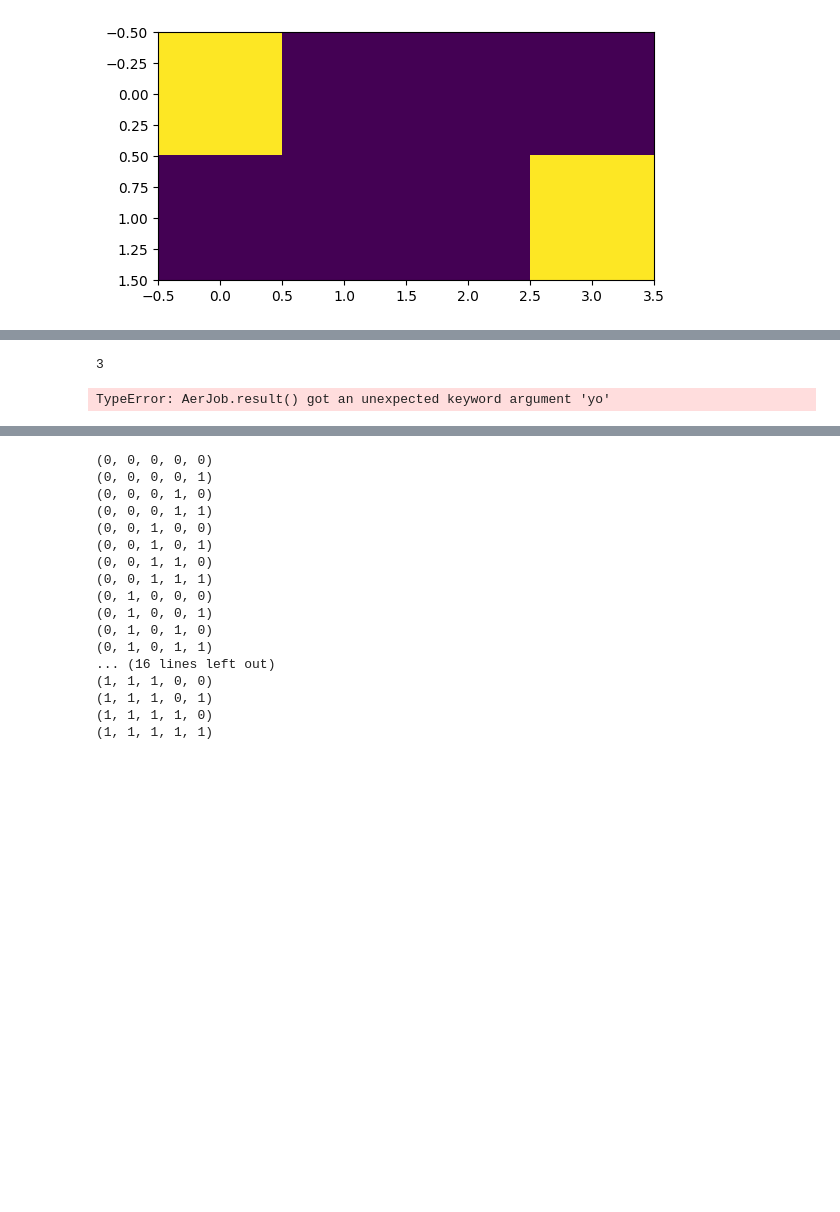
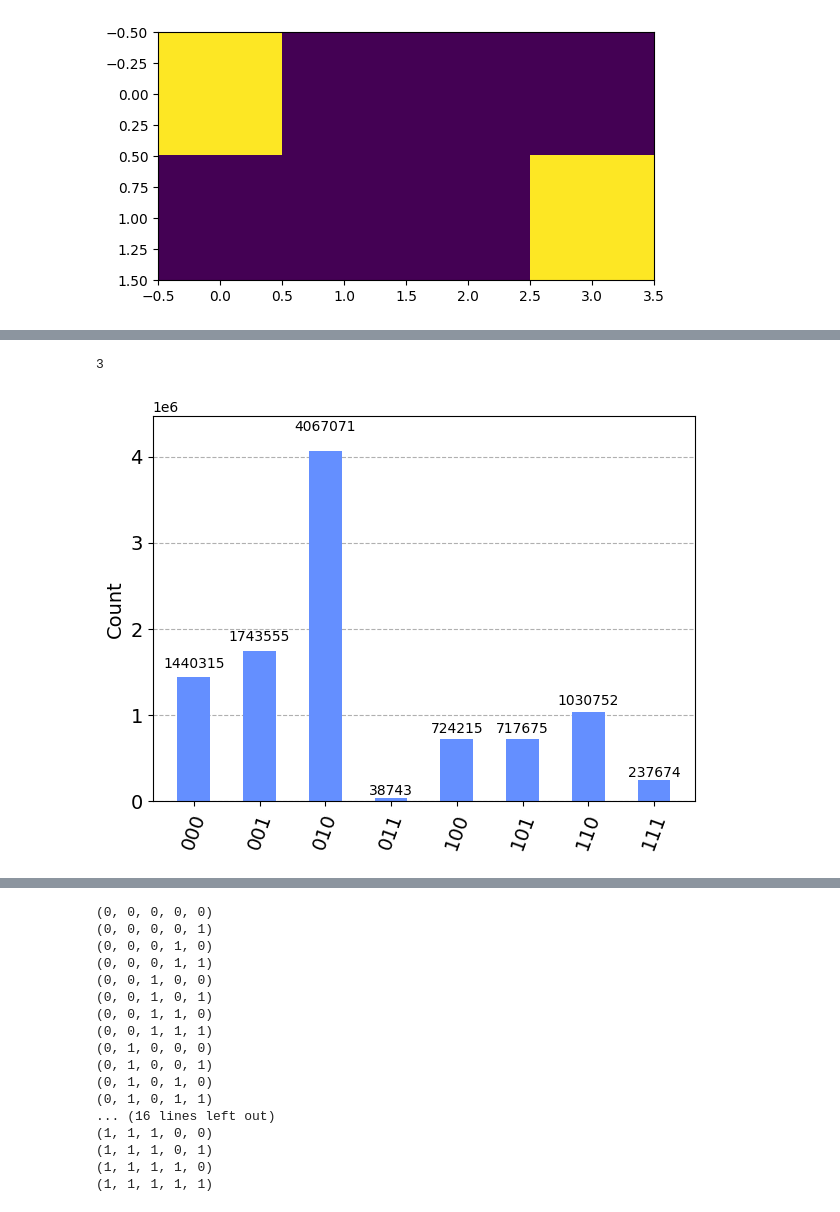
Before and after one commit to el-dAna/QC, a Jupyter notebook: hacathons/image_encoding.ipynb, the cells around one changed output, grey strips where cells are left out. Saved outputs shown, nothing was run; the diff lists cells and outputs as text; code cells hidden in the pictures; blank space fills up the shorter version.

```diff
--- a/hacathons/image_encoding.ipynb
+++ b/hacathons/image_encoding.ipynb
@@ -88,19 +122,19 @@ Sum of pixel values to initialse qubits to sum to: 1.0000000000000002
 # %%
 # from qiskit import QuantumCircuit
 #from qiskit.quantum_info import Statevector
 # from qiskit import transpile
 
 num_qubits = int(np.log2(pixel_num))
 print(num_qubits)
 qc= QuantumCircuit(num_qubits)
 qc.initialize(amplitude_encoded, range(0, num_qubits))
 qc.measure_all()
-result = AerSimulator(enable_truncation=True,shots=1000000).run(qc).result(yo="afda")
+result = AerSimulator(enable_truncation=True,shots=10000000).run(qc).result()
 statistics = result.get_counts(qc)
 display(plot_histogram(statistics))
 # %% [output]
 3
-TypeError: AerJob.result() got an unexpected keyword argument 'yo'
+[figure, added]
 # %%
 amplitudes = np.array(list(dict(statistics).values()))
 print(statistics)
```
Also changed, not shown: parts of 5 cells of this notebook.
